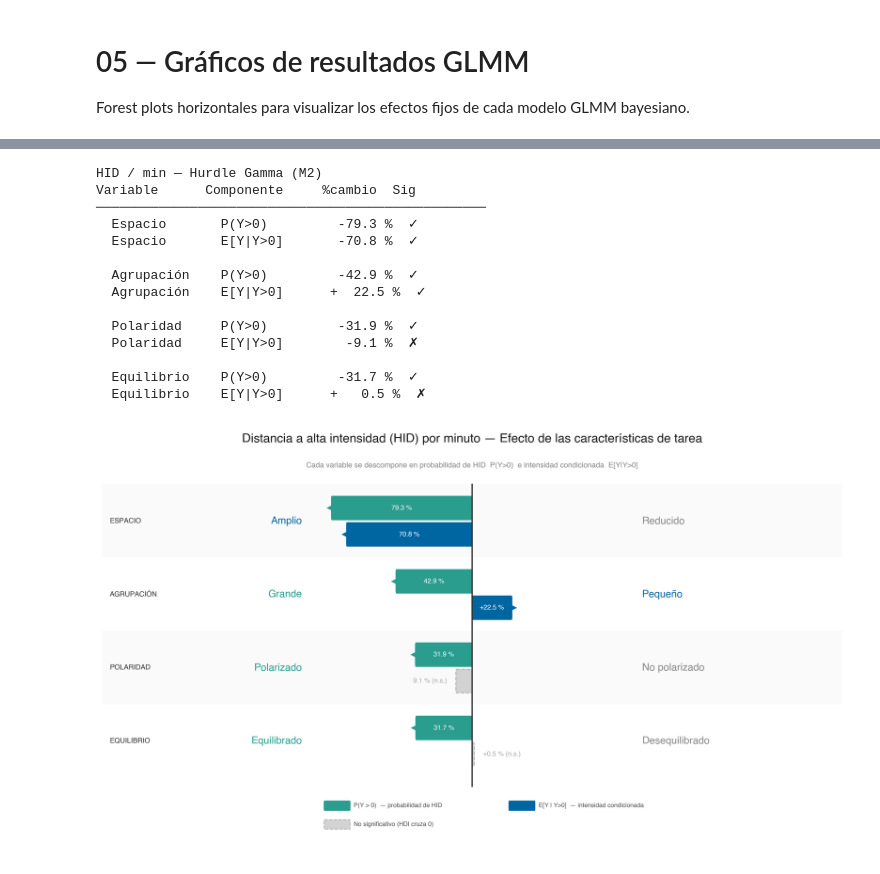
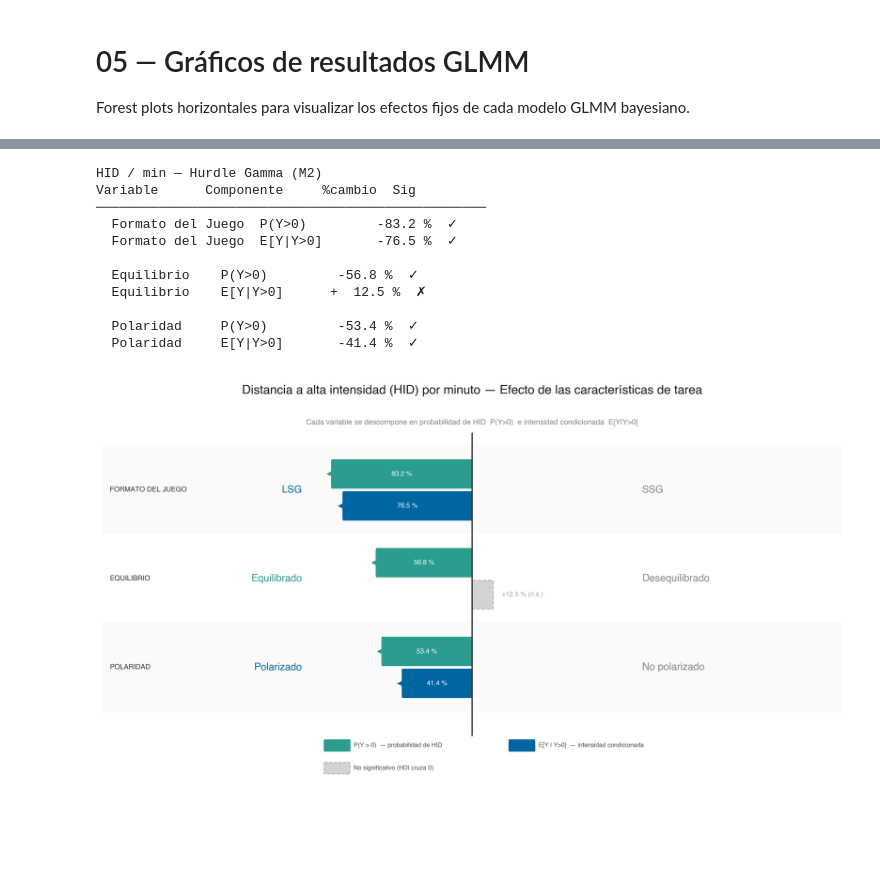
Before and after one commit to Bixen10/TFG-CristianRuiz-ImpactoTecnico, a Jupyter notebook: 04_GLMM/05_graficos.ipynb, the cells around one changed output, grey strips where cells are left out. Cells and saved outputs as stored; diff of their text form; code cells hidden in the pictures; blank space fills up the shorter version.

```diff
--- a/04_GLMM/05_graficos.ipynb
+++ b/04_GLMM/05_graficos.ipynb
@@ -54,8 +295,7 @@ posterior = idata.posterior
 #             → Equilibrio: Bambi ref = "Desequilibrio", present. ref = "Equilibrio" → flip
 var_map = [
     {"var": "Polaridad",  "param": "Polaridad",  "ref_label": "Polarizado",   "alt_label": "No polarizado",  "flip": True},
-    {"var": "Espacio",    "param": "Espacio",     "ref_label": "Amplio",       "alt_label": "Reducido",       "flip": False},
-    {"var": "Agrupación", "param": "Agrupacion",  "ref_label": "Grande",       "alt_label": "Pequeño",        "flip": False},
+    {"var": "Formato del Juego", "param": "Formato_del_Juego", "ref_label": "LSG", "alt_label": "SSG", "flip": False},
     {"var": "Equilibrio", "param": "Equilibrio",  "ref_label": "Equilibrado",  "alt_label": "Desequilibrado", "flip": True},
 ]
 
@@ -251,8 +490,7 @@ posterior_dist = idata_dist.posterior
 #       Equilibrio: Bambi ref = "Desequilibrio", present. ref = "Equilibrio" → flip
 var_map_dist = [
     {"var": "Polaridad",  "param": "Polaridad",  "ref_label": "Polarizado",   "alt_label": "No polarizado",  "flip": True},
-    {"var": "Espacio",    "param": "Espacio",     "ref_label": "Amplio",       "alt_label": "Reducido",       "flip": False},
-    {"var": "Agrupación", "param": "Agrupacion",  "ref_label": "Grande",       "alt_label": "Pequeño",        "flip": False},
+    {"var": "Formato del Juego", "param": "Formato_del_Juego", "ref_label": "LSG", "alt_label": "SSG", "flip": False},
     {"var": "Equilibrio", "param": "Equilibrio",  "ref_label": "Equilibrado",  "alt_label": "Desequilibrado", "flip": True},
 ]
 
@@ -737,8 +979,7 @@ post_hid  = idata_hid.posterior
 # ── Mapa de variables ────────────────────────────────────────────
 var_map_hid = [
     {"var": "Polaridad",  "param": "Polaridad",  "ref": "Polarizado",   "alt": "No polarizado",  "flip": True},
-    {"var": "Espacio",    "param": "Espacio",     "ref": "Amplio",       "alt": "Reducido",       "flip": False},
-    {"var": "Agrupación", "param": "Agrupacion",  "ref": "Grande",       "alt": "Pequeño",        "flip": False},
+    {"var": "Formato del Juego", "param": "Formato_del_Juego", "ref": "LSG", "alt": "SSG", "flip": False},
     {"var": "Equilibrio", "param": "Equilibrio",  "ref": "Equilibrado",  "alt": "Desequilibrado", "flip": True},
 ]
 
@@ -942,40 +1183,37 @@ ax_h.text(CENTER + 9, leg_y, "E[Y | Y>0]  — intensidad condicionada",
 p3 = FancyBboxPatch(
     (CENTER - 20, leg_y + 0.32 - 0.08), 3.5, 0.16,
     boxstyle="round,pad=0,rounding_size=0.04",
     facecolor=NS_BAR, edgecolor=GREY, linewidth=1, linestyle="--",
     alpha=0.85, zorder=3)
 ax_h.add_patch(p3)
 ax_h.text(CENTER - 16, leg_y + 0.32, "No significativo (HDI cruza 0)",
           ha="left", va="center", fontsize=7, color="#555555", fontfamily=FONT)
 
 # ── Título y subtítulo ───────────────────────────────────────────
 ax_h.text(CENTER, -1.4,
           "Distancia a alta intensidad (HID) por minuto — Efecto de las características de tarea",
           ha="center", va="center", fontsize=14, fontweight="bold",
           color="#1a1a1a", fontfamily=FONT, zorder=10)
 
 ax_h.text(CENTER, -0.95,
           "Cada variable se descompone en probabilidad de HID  P(Y>0)  "
           "e intensidad condicionada  E[Y|Y>0]",
           ha="center", va="center", fontsize=8.5, color="#888888",
           fontstyle="italic", fontfamily=FONT, zorder=10)
 
 fig_h.patch.set_facecolor("white")
 fig_h.tight_layout()
 plt.show()
 # %% [output]
 HID / min — Hurdle Gamma (M2)
 Variable      Componente     %cambio  Sig
 ──────────────────────────────────────────────────
-  Espacio       P(Y>0)         -79.3 %  ✓
-  Espacio       E[Y|Y>0]       -70.8 %  ✓
+  Formato del Juego  P(Y>0)         -83.2 %  ✓
+  Formato del Juego  E[Y|Y>0]       -76.5 %  ✓
 
-  Agrupación    P(Y>0)         -42.9 %  ✓
-  Agrupación    E[Y|Y>0]      +  22.5 %  ✓
+  Equilibrio    P(Y>0)         -56.8 %  ✓
+  Equilibrio    E[Y|Y>0]      +  12.5 %  ✗
 
-  Polaridad     P(Y>0)         -31.9 %  ✓
-  Polaridad     E[Y|Y>0]        -9.1 %  ✗
-
-  Equilibrio    P(Y>0)         -31.7 %  ✓
-  Equilibrio    E[Y|Y>0]      +   0.5 %  ✗
+  Polaridad     P(Y>0)         -53.4 %  ✓
+  Polaridad     E[Y|Y>0]       -41.4 %  ✓
-[figure, old version]
+[figure, new version]
```
Also changed, not shown: parts of 5 cells of this notebook, 43 other files.
